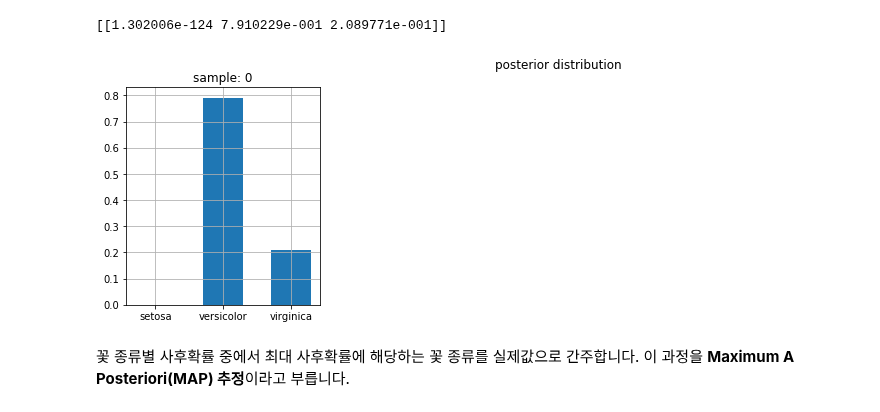
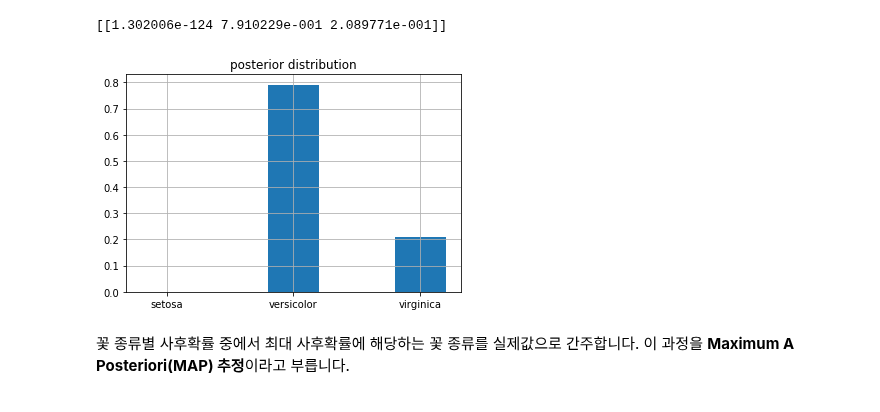
Before and after one commit to trvoid/ml-study, a Jupyter notebook: iris-classification/iris-classification-by-gaussian-nb.ipynb, the cells around one changed output. Cells and saved outputs as stored; diff of their text form; code cells hidden in the pictures.

Commit message:
Improved the posteriors bar graph.

```diff
--- a/iris-classification/iris-classification-by-gaussian-nb.ipynb
+++ b/iris-classification/iris-classification-by-gaussian-nb.ipynb
@@ -344,16 +344,13 @@ print(posteriors)
 # %% [output]
 [[1.302006e-124 7.910229e-001 2.089771e-001]]
 # %%
-plt.figure(figsize = (16, 4))
-plt.suptitle('posterior distribution')
-for i in np.arange(measured.shape[0]):
-    plt.subplot(141+i)
-    plt.bar(ds_iris.target_names, posteriors[i,:], width=0.6)
-    plt.grid(True)
-    plt.title(f'sample: {i}')
+plt.figure(figsize = (6, 4))
+plt.bar(ds_iris.target_names, posteriors[0,:], width=0.4)
+plt.grid(True)
+plt.title('posterior distribution')
 plt.show()
 # %% [output]
-[figure, old version]
+[figure, new version]
 # %% [markdown]
  꽃 종류별 사후확률 중에서 최대 사후확률에 해당하는 꽃 종류를 실제값으로 간주합니다. 이 과정을 **Maximum A Posteriori(MAP) 추정**이라고 부릅니다.
 # %%
```
